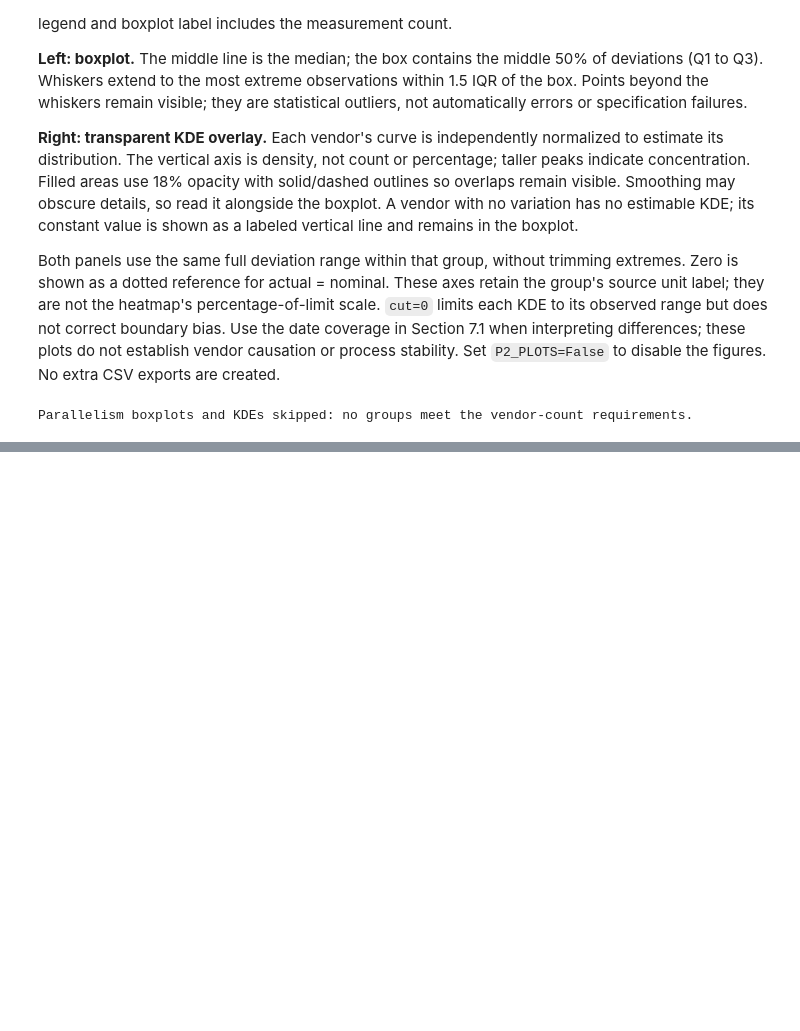
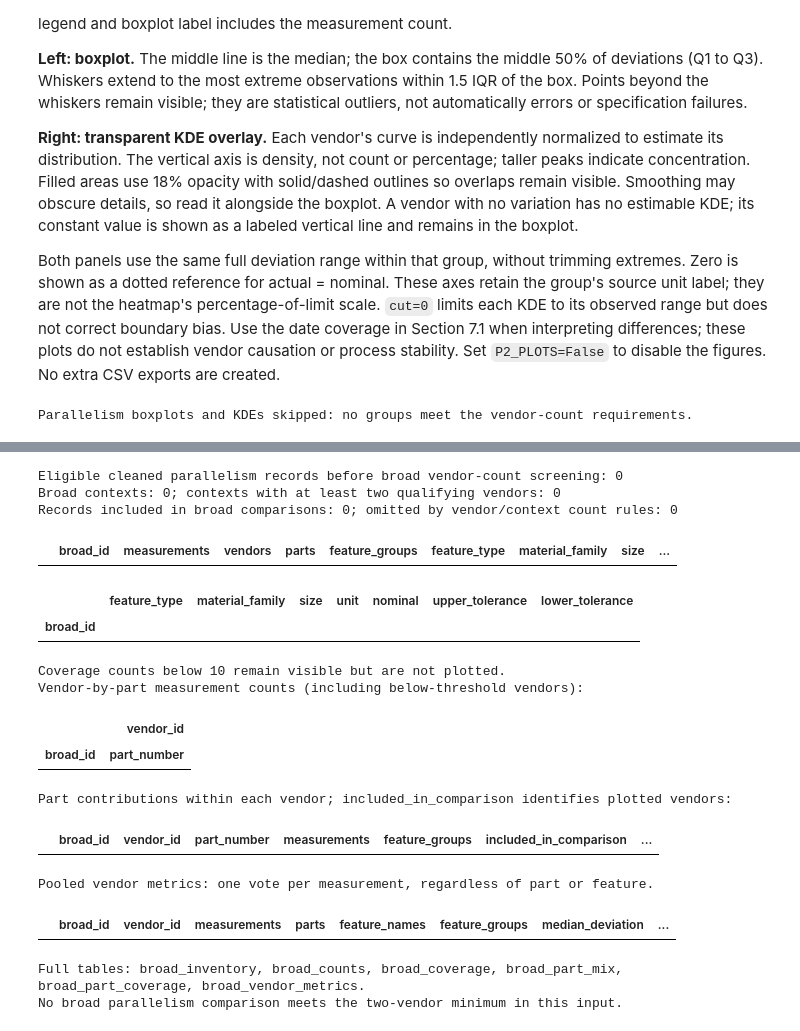
Before and after one commit to testcode851/Scripts, a Jupyter notebook: DSA/manufacturing_initial_eda_all_combinations.ipynb, the cells around one changed output, grey strips where cells are left out. Cells and saved outputs as stored; diff of their text form; code cells hidden in the pictures; blank space fills up the shorter version.

Commit message:
added broader criteria

```diff
--- a/DSA/manufacturing_initial_eda_all_combinations.ipynb
+++ b/DSA/manufacturing_initial_eda_all_combinations.ipynb
@@ -1651,0 +1670,79 @@ Parallelism boxplots and KDEs skipped: no groups meet the vendor-count requireme
+# %%
+# 8.1: Broaden part/feature matching, retaining all other comparison requirements.
+BROAD_KEYS = ["feature_type", "material_family", "size", "unit", "nominal", "upper_tolerance", "lower_tolerance"]
+broad_records = vc_data.loc[vc_data.feature_type.str.strip().str.casefold().eq("parallelism").fillna(False)].copy()
+broad_records["broad_id"] = (broad_records.groupby(BROAD_KEYS, sort=True, dropna=False).ngroup()
+                              .map(lambda number: f"B{int(number)+1:03d}"))
+broad_lookup = broad_records[["broad_id"] + BROAD_KEYS].drop_duplicates()
+broad_counts = broad_records.groupby(["broad_id", "vendor_id"]).size().rename("measurements").reset_index()
+broad_counts["vendor_meets_minimum"] = broad_counts.measurements >= MIN_VENDOR_MEASUREMENTS
+broad_qualifying_counts = broad_counts.loc[broad_counts.vendor_meets_minimum].groupby("broad_id").size()
+broad_inventory = broad_records.groupby("broad_id").agg(
+    measurements=("actual", "size"), vendors=("vendor_id", "nunique"),
+    parts=("part_number", "nunique"), feature_groups=("comparison_id", "nunique")
+).reset_index().merge(broad_lookup, on="broad_id", validate="one_to_one")
+broad_inventory["qualifying_vendors"] = broad_inventory.broad_id.map(broad_qualifying_counts).fillna(0).astype(int)
+broad_inventory["comparison_available"] = broad_inventory.qualifying_vendors >= 2
+broad_ids = broad_inventory.loc[broad_inventory.comparison_available, "broad_id"]
+broad_candidates = broad_inventory.loc[broad_inventory.comparison_available].copy()
+broad_counts["included_in_comparison"] = broad_counts.vendor_meets_minimum & broad_counts.broad_id.isin(broad_ids)
+broad_measured = broad_records.merge(
+    broad_counts.loc[broad_counts.included_in_comparison, ["broad_id", "vendor_id"]],
+    on=["broad_id", "vendor_id"], how="inner", validate="many_to_one")
+broad_measured["absolute_deviation"] = broad_measured.calculated_deviation.abs()
+
+print(f"Eligible cleaned parallelism records before broad vendor-count screening: {len(broad_records):,}")
+print(f"Broad contexts: {len(broad_inventory):,}; contexts with at least two qualifying vendors: {len(broad_candidates):,}")
+print(f"Records included in broad comparisons: {len(broad_measured):,}; omitted by vendor/context count rules: {len(broad_records)-len(broad_measured):,}")
+display(broad_inventory.head(TABLE_PREVIEW_ROWS))
+broad_coverage = broad_counts.loc[broad_counts.broad_id.isin(broad_ids)].pivot(
+    index="broad_id", columns="vendor_id", values="measurements").astype("Int64")
+display(broad_candidates.set_index("broad_id")[BROAD_KEYS].join(broad_coverage).head(TABLE_PREVIEW_ROWS))
+print(f"Coverage counts below {MIN_VENDOR_MEASUREMENTS} remain visible but are not plotted.")
+
+broad_part_mix = broad_records.loc[broad_records.broad_id.isin(broad_ids)].groupby(
+    ["broad_id", "vendor_id", "part_number"]).agg(
+        measurements=("actual", "size"), feature_groups=("comparison_id", "nunique")
+).reset_index().merge(broad_counts[["broad_id", "vendor_id", "included_in_comparison"]],
+                     on=["broad_id", "vendor_id"], validate="many_to_one")
+broad_part_mix["record_share_percent"] = 100 * broad_part_mix.measurements / broad_part_mix.groupby(
+    ["broad_id", "vendor_id"]).measurements.transform("sum")
+broad_part_coverage = broad_part_mix.pivot(index=["broad_id", "part_number"], columns="vendor_id", values="measurements").astype("Int64")
+print("Vendor-by-part measurement counts (including below-threshold vendors):")
+display(broad_part_coverage.head(TABLE_PREVIEW_ROWS))
+print("Part contributions within each vendor; included_in_comparison identifies plotted vendors:")
+display(broad_part_mix.head(TABLE_PREVIEW_ROWS))
+
+broad_vendor_metrics = broad_measured.groupby(["broad_id", "vendor_id"]).agg(
+    measurements=("actual", "size"), parts=("part_number", "nunique"),
+    feature_names=("feature_name", "nunique"), feature_groups=("comparison_id", "nunique"),
+    median_deviation=("calculated_deviation", "median"),
+    median_absolute_deviation_from_nominal=("absolute_deviation", "median"),
+    iqr_deviation=("calculated_deviation", lambda s: s.quantile(.75)-s.quantile(.25)),
+    p95_absolute_deviation=("absolute_deviation", lambda s: s.quantile(.95)),
+    first_date=("date", "min"), last_date=("date", "max"),
+    missing_dates=("date", lambda s: int(s.isna().sum())),
+    assumed_standard_records=("unit_assumed_standard", "sum")
+).reset_index().merge(broad_lookup, on="broad_id", validate="many_to_one")
+print("Pooled vendor metrics: one vote per measurement, regardless of part or feature.")
+display(broad_vendor_metrics.head(TABLE_PREVIEW_ROWS))
+print("Full tables: broad_inventory, broad_counts, broad_coverage, broad_part_mix, broad_part_coverage, broad_vendor_metrics.")
+if broad_candidates.empty:
+    print("No broad parallelism comparison meets the two-vendor minimum in this input.")
+# %% [output]
+Eligible cleaned parallelism records before broad vendor-count screening: 0
+Broad contexts: 0; contexts with at least two qualifying vendors: 0
+Records included in broad comparisons: 0; omitted by vendor/context count rules: 0
+|  | broad_id | measurements | vendors | parts | feature_groups | feature_type | material_family | size | ... |
+|  | feature_type | material_family | size | unit | nominal | upper_tolerance | lower_tolerance |
+| broad_id |  |  |  |  |  |  |  |
+Coverage counts below 10 remain visible but are not plotted.
+Vendor-by-part measurement counts (including below-threshold vendors):
+|  | vendor_id |
+| broad_id | part_number |
+Part contributions within each vendor; included_in_comparison identifies plotted vendors:
+|  | broad_id | vendor_id | part_number | measurements | feature_groups | included_in_comparison | ... |
+Pooled vendor metrics: one vote per measurement, regardless of part or feature.
+|  | broad_id | vendor_id | measurements | parts | feature_names | feature_groups | median_deviation | ... |
+Full tables: broad_inventory, broad_counts, broad_coverage, broad_part_mix, broad_part_coverage, broad_vendor_metrics.
+No broad parallelism comparison meets the two-vendor minimum in this input.
```
Also changed, not shown: parts of 7 cells of this notebook.
